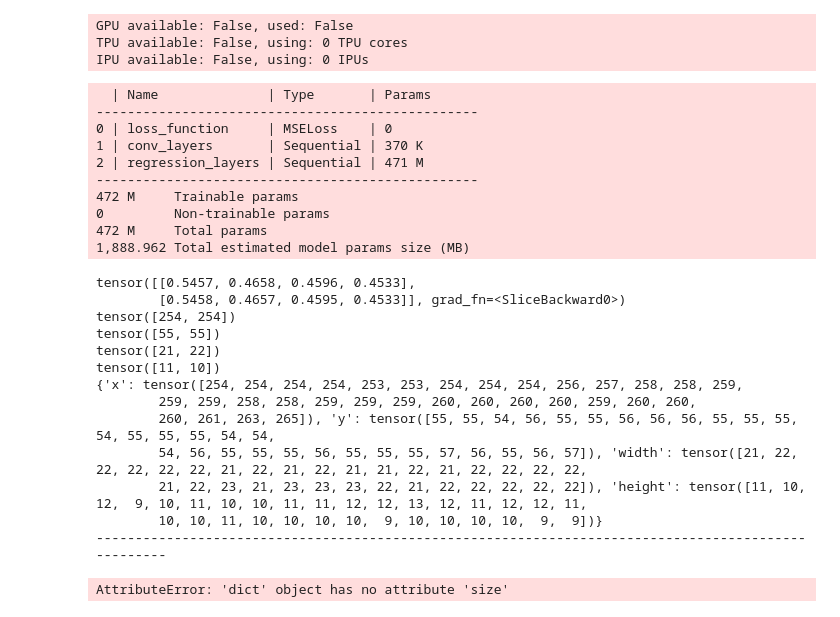
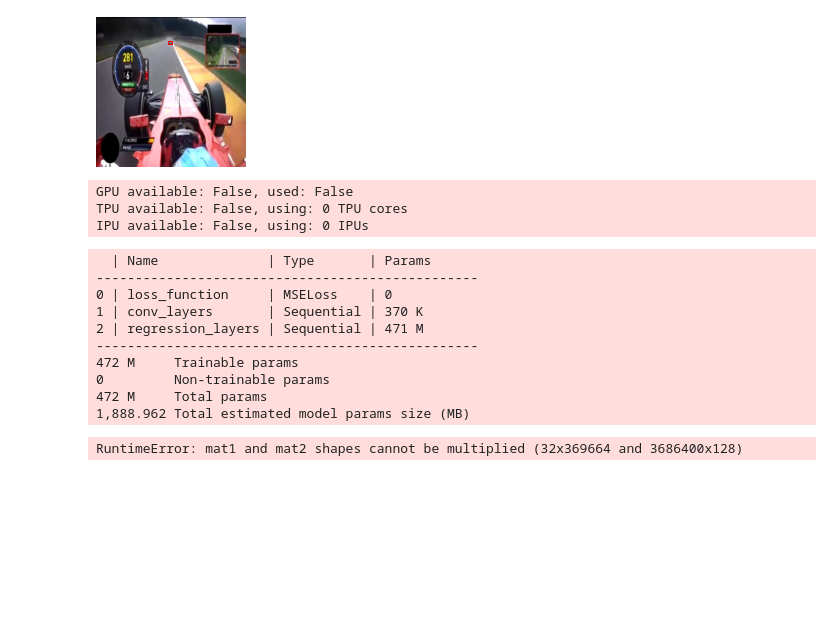
Before and after one commit to andrea-gasparini/f1-racing-cars-tracking, a Jupyter notebook: notebook.ipynb, the cells around one changed output. Drawn from its saved outputs; the diff is of its cells as text; code cells hidden in the pictures; blank space fills up the shorter version.

```diff
--- a/notebook.ipynb
+++ b/notebook.ipynb
@@ -29,3 +32,7 @@ display(image_with_bounding_box)
+# %%
+image_with_bounding_box
+# %% [output]
+[figure, added]
 # %%
 hparams = { "kernel_size": 3 }
 detector = RacingF1Detector(hparams)
@@ -36,7 +43,7 @@ GPU available: False, used: False
 TPU available: False, using: 0 TPU cores
 IPU available: False, using: 0 IPUs
 # %%
-trainer.fit(detector, data_loader)
+trainer.fit(detector, train_data_loader)
 # %% [output]
   | Name              | Type       | Params
 -------------------------------------------------
@@ -48,17 +55,4 @@ trainer.fit(detector, data_loader)
 0         Non-trainable params
 472 M     Total params
 1,888.962 Total estimated model params size (MB)
-tensor([[0.5457, 0.4658, 0.4596, 0.4533],
-        [0.5458, 0.4657, 0.4595, 0.4533]], grad_fn=<SliceBackward0>)
-tensor([254, 254])
-tensor([55, 55])
-tensor([21, 22])
-tensor([11, 10])
-{'x': tensor([254, 254, 254, 254, 253, 253, 254, 254, 254, 256, 257, 258, 258, 259,
-        259, 259, 258, 258, 259, 259, 259, 260, 260, 260, 260, 259, 260, 260,
-        260, 261, 263, 265]), 'y': tensor([55, 55, 54, 56, 55, 55, 56, 56, 56, 55, 55, 55, 54, 55, 55, 55, 54, 54,
-        54, 56, 55, 55, 55, 56, 55, 55, 55, 57, 56, 55, 56, 57]), 'width': tensor([21, 22, 22, 22, 22, 22, 21, 22, 21, 22, 21, 21, 22, 21, 22, 22, 22, 22,
-        21, 22, 23, 21, 23, 23, 23, 22, 21, 22, 22, 22, 22, 22]), 'height': tensor([11, 10, 12,  9, 10, 11, 10, 10, 11, 11, 12, 12, 13, 12, 11, 12, 12, 11,
-        10, 10, 11, 10, 10, 10, 10,  9, 10, 10, 10, 10,  9,  9])}
-----------------------------------------------------------------------------------------------------
+RuntimeError: mat1 and mat2 shapes cannot be multiplied (32x369664 and 3686400x128)
-AttributeError: 'dict' object has no attribute 'size'
```
Also changed, not shown: parts of 10 cells of this notebook.
